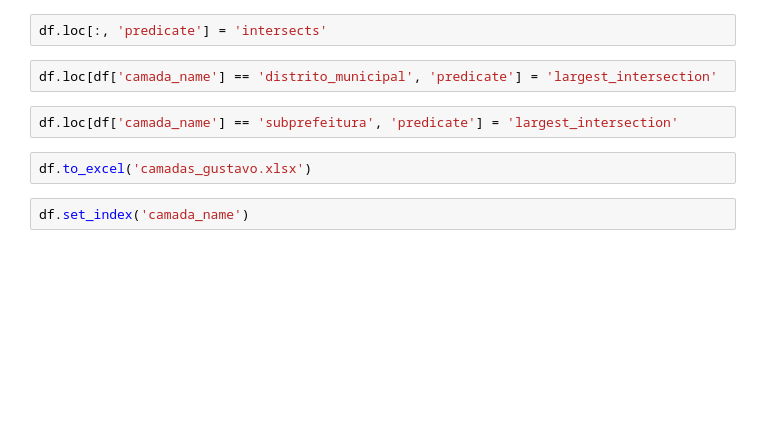
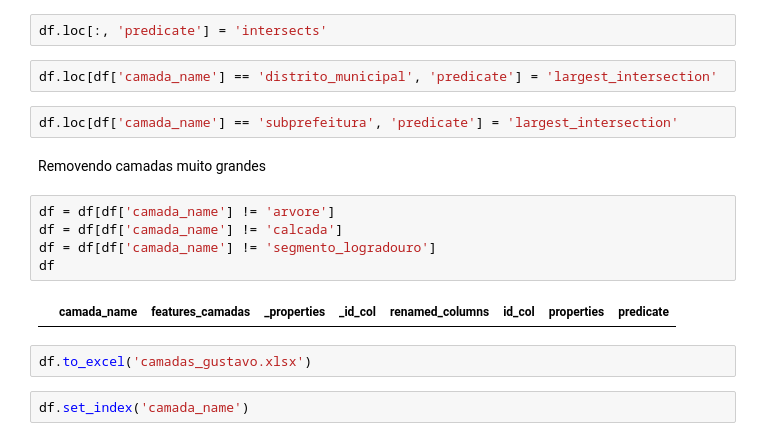
Before and after one commit to sepep-pmsp/hydra, a Jupyter notebook: notebooks/02_camadas_adicionais.ipynb, the cells around one changed output. Cells and saved outputs as stored; diff of their text form; blank space fills up the shorter version.

```diff
--- a/notebooks/02_camadas_adicionais.ipynb
+++ b/notebooks/02_camadas_adicionais.ipynb
@@ -144,6 +144,15 @@ df.loc[:, 'predicate'] = 'intersects'
 df.loc[df['camada_name'] == 'distrito_municipal', 'predicate'] = 'largest_intersection'
 # %%
 df.loc[df['camada_name'] == 'subprefeitura', 'predicate'] = 'largest_intersection'
+# %% [markdown]
+Removendo camadas muito grandes
+# %%
+df = df[df['camada_name'] != 'arvore']
+df = df[df['camada_name'] != 'calcada']
+df = df[df['camada_name'] != 'segmento_logradouro']
+df
+# %% [output]
+|  | camada_name | features_camadas | _properties | _id_col | renamed_columns | id_col | properties | predicate |
 # %%
 df.to_excel('camadas_gustavo.xlsx')
 # %%
```
Also changed, not shown: 2 other files.
